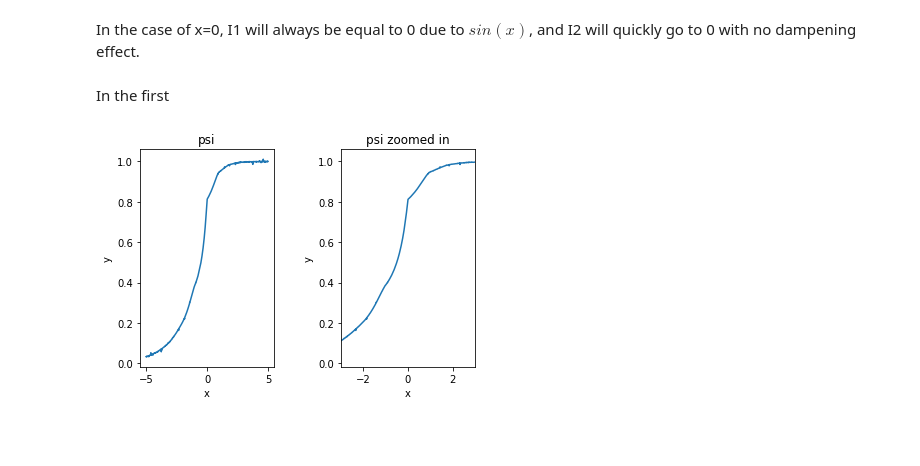
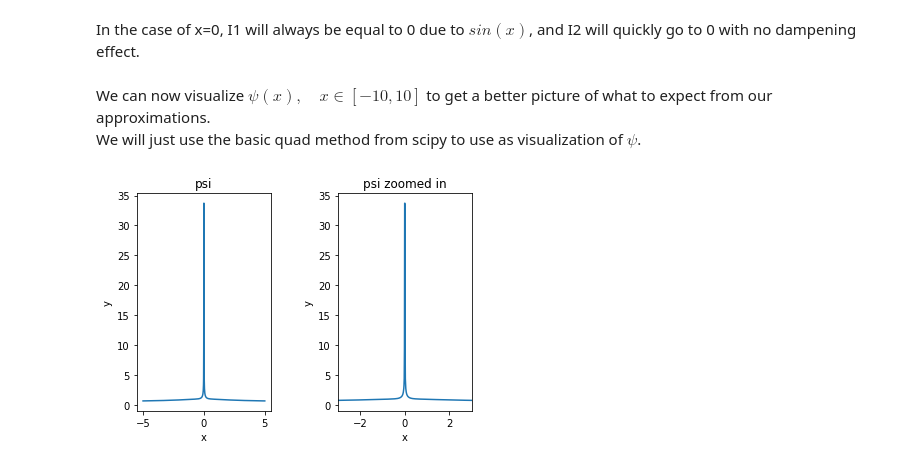
Before and after one commit to VijayStroup/ns-quadrature, a Jupyter notebook: nerve_quadrature.ipynb, the cells around one changed output. Saved outputs shown, nothing was run; the diff lists cells and outputs as text; code cells hidden in the pictures; blank space fills up the shorter version.

```diff
--- a/nerve_quadrature.ipynb
+++ b/nerve_quadrature.ipynb
@@ -163,40 +163,35 @@ integral_plots(xs, c, x)
 # %% [markdown]
 In the case of x=0, I1 will always be equal to 0 due to $sin(x)$, and I2 will
 quickly go to 0 with no dampening effect.
-# %% [markdown]
-In the first
+# %% [markdown]
+We can now visualize $\psi(x),\quad x\in[-10, 10]$ to get a better picture
+of what to expect from our approximations.
+We will just use the basic quad method from scipy to use as visualization of $\psi$.
 # %%
-
-def second_term(s, x, c):
-    return (A(s) * np.sin(s*x)) / (s * (A(s)**2 + c**2 * s**2)) # ds
-
-def third_term(s, x, c):
-    return np.cos(s*x) / (A(s)**2 + c**2 * s**2) # ds
-
 c = 1
 
 xs = np.linspace(-5, 5, 1000)
-ys = []
+vals = []
 for x in xs:
-    I1 = quad(second_term, 0, np.inf, args=(x, c))
-    I2 = quad(third_term, 0, np.inf, args=(x, c))
-    y = 1/2 + (1/np.pi * I1[0]) + (c/np.pi * I2[0])
-    ys.append(y)
+    I1_val, _ = quad(I1, 0, np.inf, args=(x, c))
+    I2_val, _ = quad(I2, 0, np.inf, args=(x, c))
+    val = 1/2 + (1/np.pi * I1_val) + (c/np.pi * I2_val)
+    vals.append(val)
 # %%
 fig, ax = plt.subplots(1, 2)
 
-ax[0].plot(xs, ys)
+ax[0].plot(xs, vals)
 ax[0].set_title('psi')
 ax[0].set_xlabel('x')
 ax[0].set_ylabel('y')
 
-ax[1].plot(xs, ys)
+ax[1].plot(xs, vals)
 ax[1].set_title('psi zoomed in')
 ax[1].set_xlabel('x')
 ax[1].set_ylabel('y')
 ax[1].set_xlim(-3, 3)
 
 plt.subplots_adjust(wspace=.5)
 plt.show()
 # %% [output]
-[figure, old version]
+[figure, new version]
```
Also changed, not shown: parts of 1 cell of this notebook.
